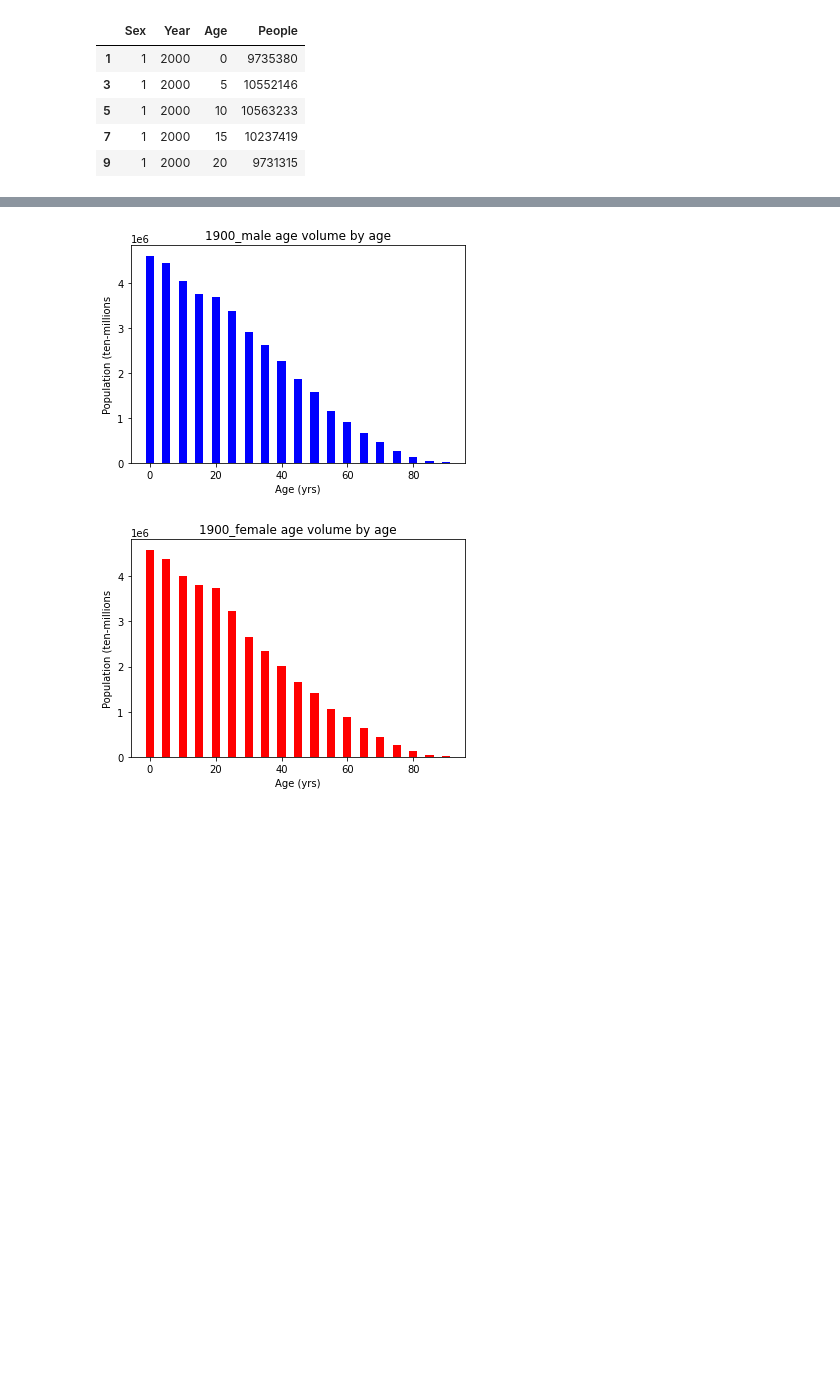
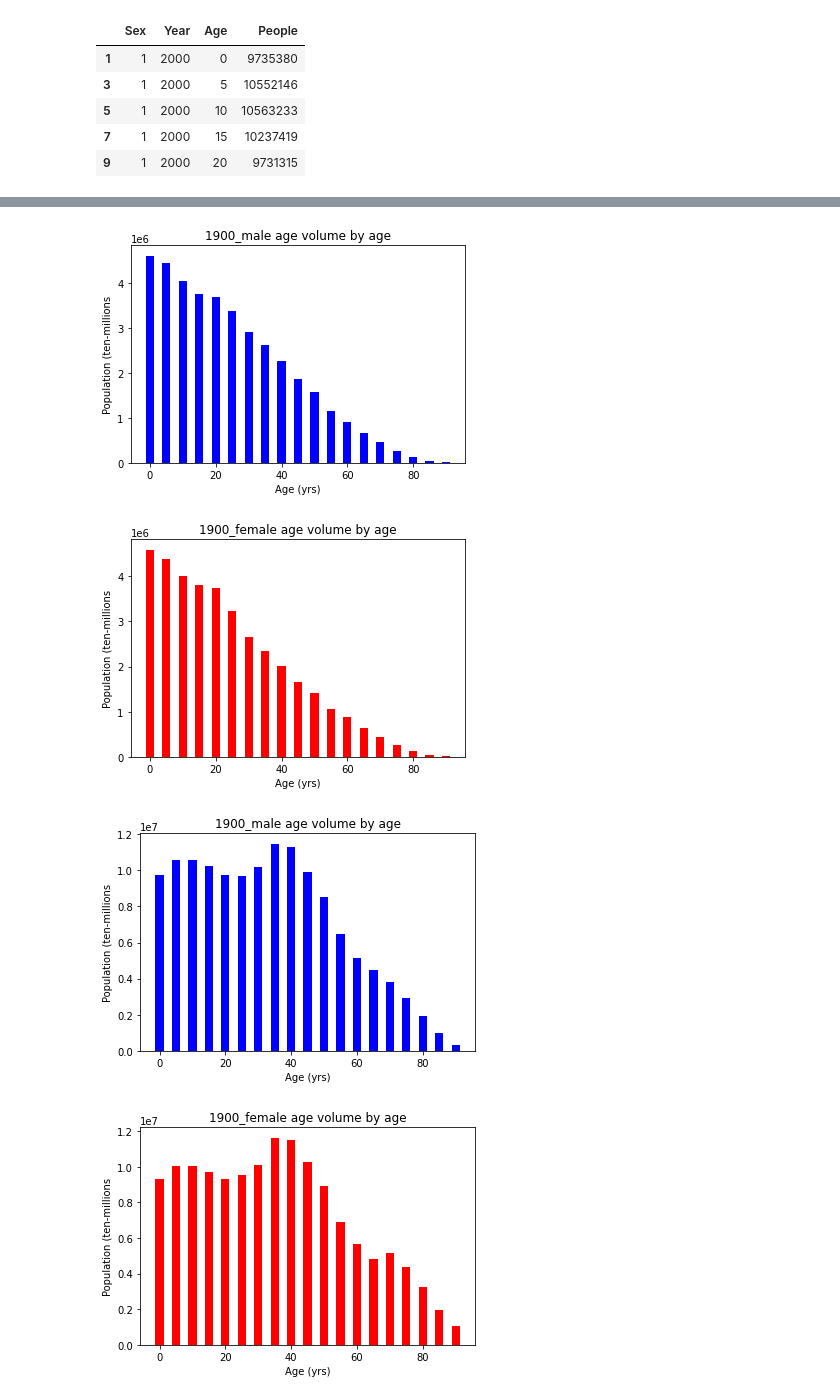
Before and after one commit to rghimre3/INFO-5502, a Jupyter notebook: lab_assignment_05.ipynb, the cells around one changed output, grey strips where cells are left out. Saved outputs shown, nothing was run; the diff lists cells and outputs as text; code cells hidden in the pictures; blank space fills up the shorter version.

```diff
--- a/lab_assignment_05.ipynb
+++ b/lab_assignment_05.ipynb
@@ -112,36 +107,57 @@ df_2000.head()
 | 9 | 1 | 2000 | 20 | 9731315 |
 # %%
 
-
+# Plotting volume distibution by age for year 1900
 plt.title("1900 distribution")
 plt.xlabel('Age (yrs)')
 plt.ylabel('Population (ten-millions')
 plt.bar(df_1900['Age'], df_1900['People'], color ='Green',width = 2.5)
 plt.show()
+
+
+# Plotting volume distibution by age for year 2000
 
 plt.title("2000 distribution")
 plt.xlabel('Age (yrs)')
 plt.ylabel('Population (ten-millions')
 plt.bar(df_2000['Age'], df_2000['People'], color ='Purple',width = 2.5)
 plt.show()
 
+# Plotting volume distibution by age for year 1900and male
 df_1900_m=df_1900[df_1900['Sex']==1]
 plt.title("1900_male age volume by age")
 plt.xlabel('Age (yrs)')
 plt.ylabel('Population (ten-millions')
 plt.bar(df_1900_m['Age'], df_1900_m['People'], color ='Blue',width = 2.5)
 plt.show()
-
+# Plotting volume distibution by age for year 1900 and female
 df_1900_f=df_1900[df_1900['Sex']==2]
 plt.title("1900_female age volume by age")
 plt.xlabel('Age (yrs)')
 plt.ylabel('Population (ten-millions')
 plt.bar(df_1900_f['Age'], df_1900_f['People'], color ='Red',width = 2.5)
 plt.show()
+
+# Plotting volume distibution by age for year 2000and male
+df_2000_m=df_2000[df_2000['Sex']==1]
+plt.title("1900_male age volume by age")
+plt.xlabel('Age (yrs)')
+plt.ylabel('Population (ten-millions')
+plt.bar(df_2000_m['Age'], df_2000_m['People'], color ='Blue',width = 2.5)
+plt.show()
+# Plotting volume distibution by age for year 2000 and female
+df_2000_f=df_2000[df_2000['Sex']==2]
+plt.title("1900_female age volume by age")
+plt.xlabel('Age (yrs)')
+plt.ylabel('Population (ten-millions')
+plt.bar(df_2000_f['Age'], df_2000_f['People'], color ='Red',width = 2.5)
+plt.show()
 # %% [output]
 [figure]
 [figure]
 [figure]
 [figure]
+[figure, added]
+[figure, added]
 # %%
 # Your answer here (interpretation of the results):
```
Also changed, not shown: parts of 5 cells of this notebook.
